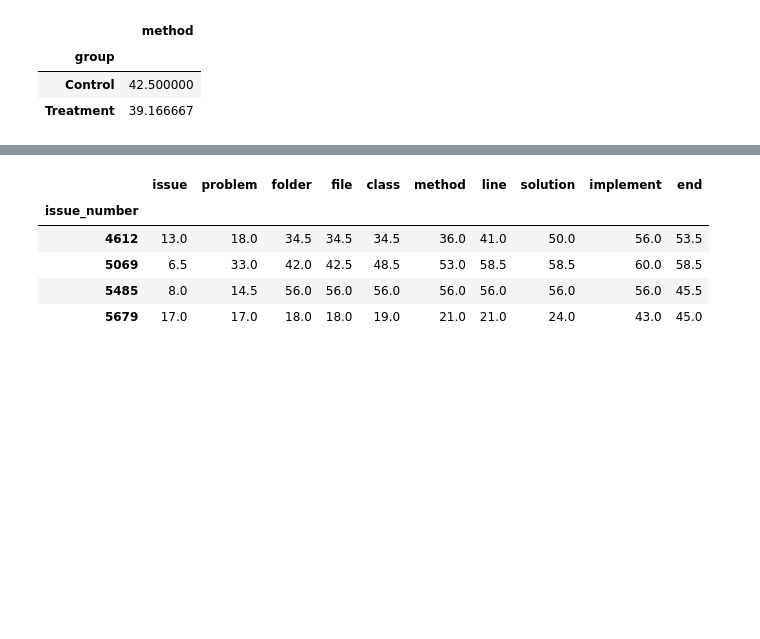
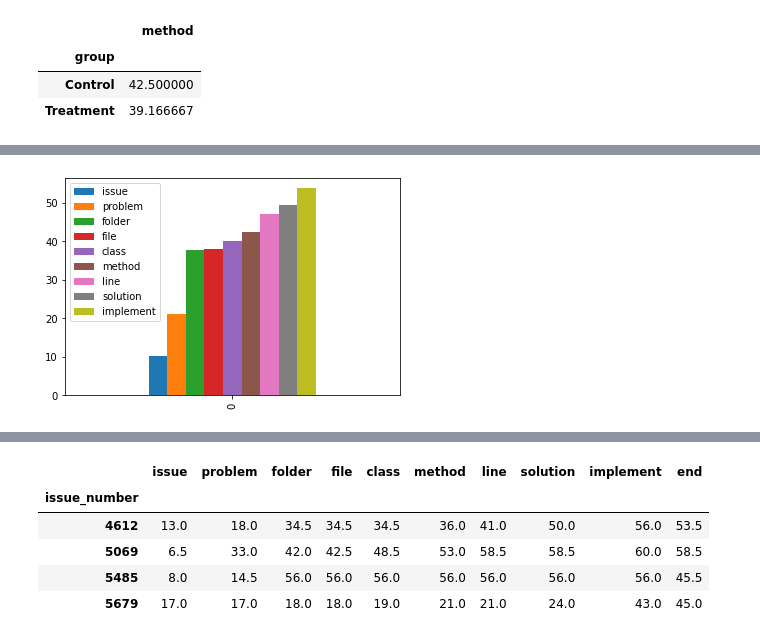
Before and after one commit to fabiojavamarcos/MilestonesExperiments, a Jupyter notebook: Analysis_MilestonesExperiments.ipynb, the cells around one changed output, grey strips where cells are left out. Drawn from its saved outputs; the diff is of its cells as text; code cells hidden in the pictures; blank space fills up the shorter version.

```diff
--- a/Analysis_MilestonesExperiments.ipynb
+++ b/Analysis_MilestonesExperiments.ipynb
@@ -127,0 +141,3 @@ plt.show()
+# %%
+ypoints_C2 = pd.read_csv('ypoints_C.csv')
+ypoints_C2
@@ -127,0 +182,6 @@ plt.show()
+# %%
+ypoints_C2[['issue','problem','folder','file','class','method','line','solution','implement']].plot(kind='bar')
+
+plt.show()
+# %% [output]
+[figure, added]
```
Also changed, not shown: parts of 13 cells of this notebook, 2 other files.
